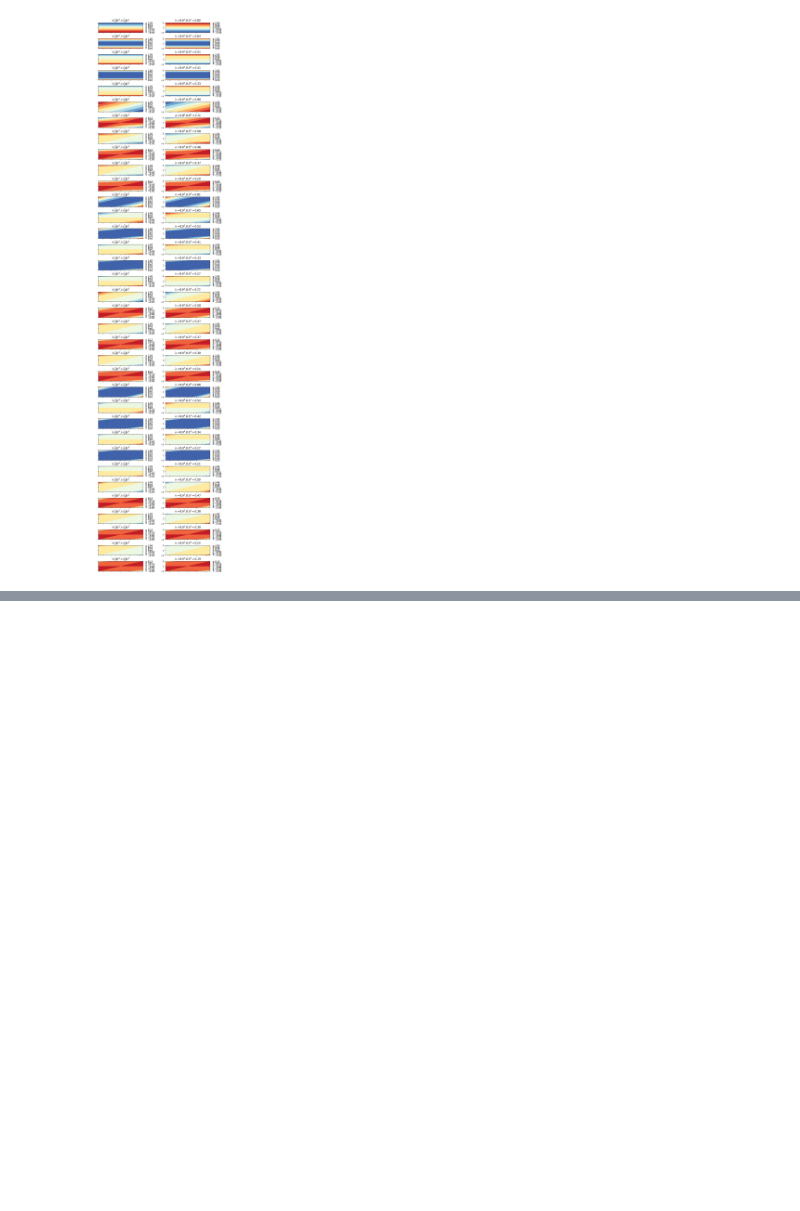
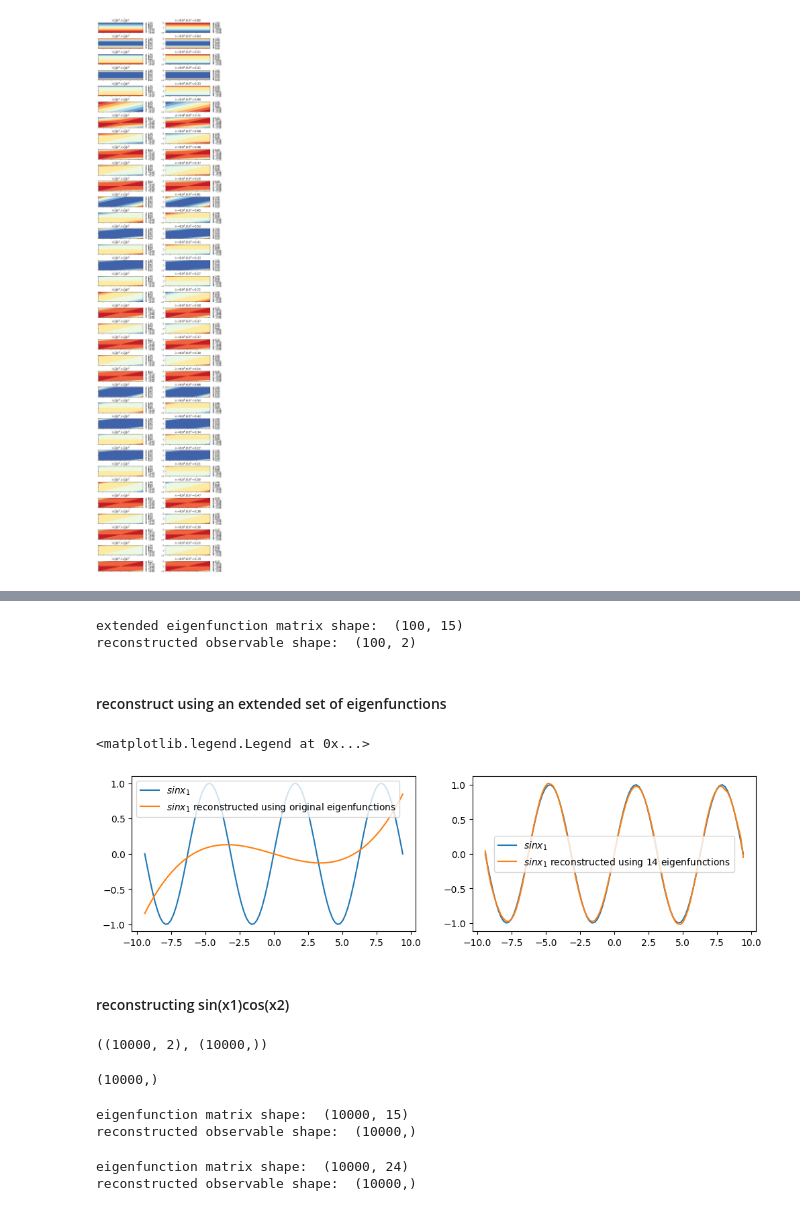
Before and after one commit to saksham219/koopman_eigensolvers, a Jupyter notebook: extend_linear_system_eigenfunctions.ipynb, the cells around one changed output, grey strips where cells are left out. Drawn from its saved outputs; the diff is of its cells as text; code cells hidden in the pictures; blank space fills up the shorter version.

```diff
--- a/extend_linear_system_eigenfunctions.ipynb
+++ b/extend_linear_system_eigenfunctions.ipynb
@@ -176,0 +227,71 @@ plt.show()
+# %%
+exp_pairs = [(i,j) for i in range(0,4) for j in range(0,4)]
+
+eigfunc_matrix = koopman_eigen.extended_eigfunction_matrix(oos_grid,eigvector_idx = [0,2], exp_pairs=exp_pairs)
+print(f"extended eigenfunction matrix shape: ", eigfunc_matrix.shape)
+
+sinx_oos_recons_14 = koopman_eigen.reconstruct_observable(sinx_oos_grid, eigfunc_matrix)
+print("reconstructed observable shape: ", sinx_oos_recons_14.shape)
+# %% [output]
+extended eigenfunction matrix shape:  (100, 15)
+reconstructed observable shape:  (100, 2)
+# %% [markdown]
+#### reconstruct using an extended set of eigenfunctions
+# %%
+fig, ax = plt.subplots(1,2, figsize=(12,3))
+
+ax[0].plot(oos_grid[:,0], sinx_oos_grid[:,0], label="$sin x_1$")
+ax[0].plot(oos_grid[:,0], sinx_oos_recons_orig[:,0], label="$sinx_1$ reconstructed using original eigenfunctions")
+ax[0].legend()
+
+ax[1].plot(oos_grid[:,0], sinx_oos_grid[:,0], label="$sin x_1$")
+ax[1].plot(oos_grid[:,0], sinx_oos_recons_14[:,0], label="$sinx_1$ reconstructed using 14 eigenfunctions")
+ax[1].legend()
+# %% [output]
+<matplotlib.legend.Legend at 0x...>
+[figure, added]
+# %% [markdown]
+#### reconstructing sin(x1)cos(x2)
+# %%
+import numpy as np
+import matplotlib.pyplot as plt
+
+# Generate some data for the contour plot
+x = np.linspace(-2, 2, 100)
+y = np.linspace(-2, 2, 100)
+X, Y = np.meshgrid(x, y)
+
+oos_grid = np.array([X.flatten(), Y.flatten()]).T
+sincos_oos_grid = (np.sin(X) * np.cos(Y)).flatten()
+oos_grid.shape, sincos_oos_grid.shape
+# %% [output]
+((10000, 2), (10000,))
+# %%
+eigfunc_matrix = koopman_eigen.eigenfunction_left(koopman_eigen.left_koopman_eigvecs)(oos_grid)
+
+sincos_oos_recons_orig = koopman_eigen.reconstruct_observable(sincos_oos_grid, eigfunc_matrix)
+sincos_oos_recons_orig.shape
+# %% [output]
+(10000,)
+# %%
+exp_pairs = [(i,j) for i in range(0,4) for j in range(0,4)]
+
+eigfunc_matrix = koopman_eigen.extended_eigfunction_matrix(oos_grid, eigvector_idx = [0,2], exp_pairs=exp_pairs)
+print("eigenfunction matrix shape: ", eigfunc_matrix.shape)
+
+sincos_oos_recons_14 = koopman_eigen.reconstruct_observable(sincos_oos_grid, eigfunc_matrix)
+print("reconstructed observable shape: ", sincos_oos_recons_14.shape)
+# %% [output]
+eigenfunction matrix shape:  (10000, 15)
+reconstructed observable shape:  (10000,)
+# %%
+exp_pairs = [(i,j) for i in range(0,5) for j in range(0,5)]
+
+eigfunc_matrix = koopman_eigen.extended_eigfunction_matrix(oos_grid, eigvector_idx = [0,2], exp_pairs=exp_pairs)
+print("eigenfunction matrix shape: ", eigfunc_matrix.shape)
+
+sincos_oos_recons_24 = koopman_eigen.reconstruct_observable(sincos_oos_grid, eigfunc_matrix)
+print("reconstructed observable shape: ", sincos_oos_recons_24.shape)
+# %% [output]
+eigenfunction matrix shape:  (10000, 24)
+reconstructed observable shape:  (10000,)
```
Also changed, not shown: parts of 24 cells of this notebook.
